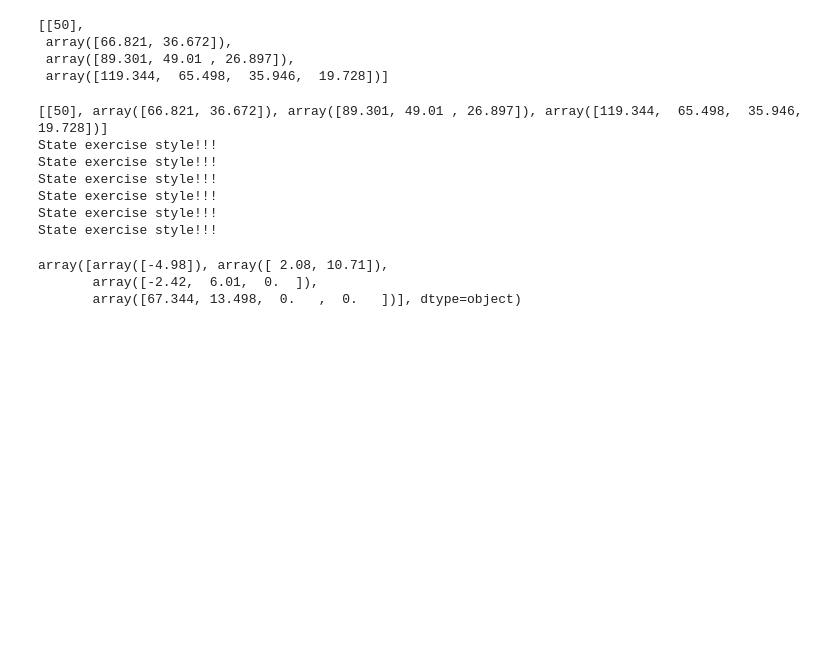
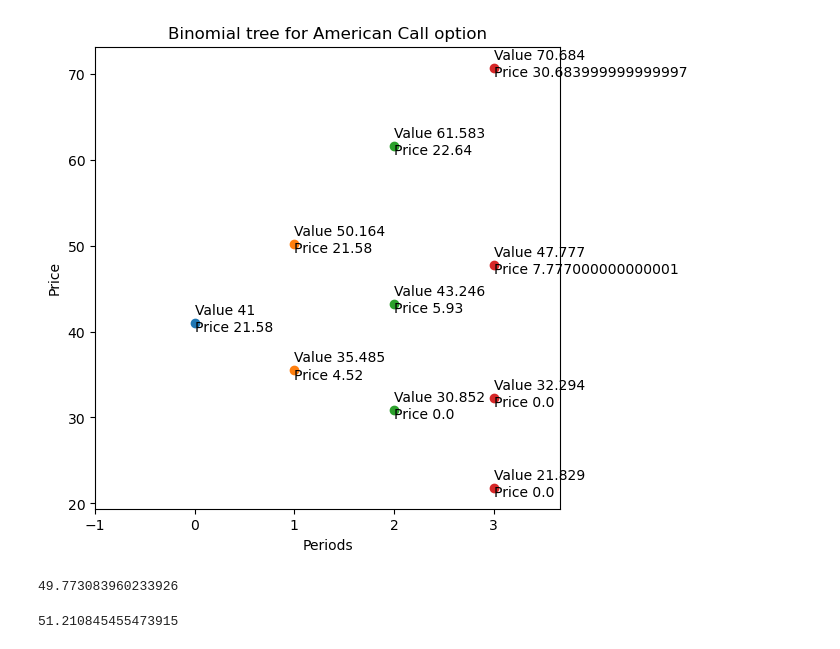
Before and after one commit to DataJakob/Various-School-Projects, a Jupyter notebook: Project_Evaluation_and_Finance/ex3.ipynb, the cells around one changed output. Drawn from its saved outputs; the diff is of its cells as text; code cells hidden in the pictures; blank space fills up the shorter version.

```diff
--- a/Project_Evaluation_and_Finance/ex3.ipynb
+++ b/Project_Evaluation_and_Finance/ex3.ipynb
@@ -134,21 +144,8 @@ option_price
-# %%
-boy = BinPriMod(50, 52, 0.3, 3, 1, 0.03, 0.04, 'Call', 'Put',3)
-boy.storage_values()
-# %% [output]
-[[50],
- array([66.821, 36.672]),
- array([89.301, 49.01 , 26.897]),
- array([119.344,  65.498,  35.946,  19.728])]
-# %%
-boy.storage_prices()
-# %% [output]
-[[50], array([66.821, 36.672]), array([89.301, 49.01 , 26.897]), array([119.344,  65.498,  35.946,  19.728])]
-State exercise style!!!
-State exercise style!!!
-State exercise style!!!
-State exercise style!!!
-State exercise style!!!
-State exercise style!!!
-array([array([-4.98]), array([ 2.08, 10.71]),
-       array([-2.42,  6.01,  0.  ]),
-       array([67.344, 13.498,  0.   ,  0.   ])], dtype=object)
+# %%
+myTree = BinPriMod(41, 40, 0.3392, 1, 1/3, 0.08, 'Call', 'American')
+myTree.set_dividends(cont=False, cont_rate=0, TD=8/12, amount=5)
+myTree.storage_values(False)
+myTree.storage_prices(False)
+myTree.plot_tree(1)
+# %% [output]
+[figure, added]
@@ -154,0 +156,8 @@ array([array([-4.98]), array([ 2.08, 10.71]),
+# %%
+40*np.e**(0.08*0.33+0.33*(0.3392)**0.5)
+# %% [output]
+49.773083960233926
+# %%
+41*np.e**(0.08*0.333) * np.e**(0.3392*(0.333)**0.5)
+# %% [output]
+51.210845455473915
```
Also changed, not shown: parts of 8 cells of this notebook, 2 other files.
